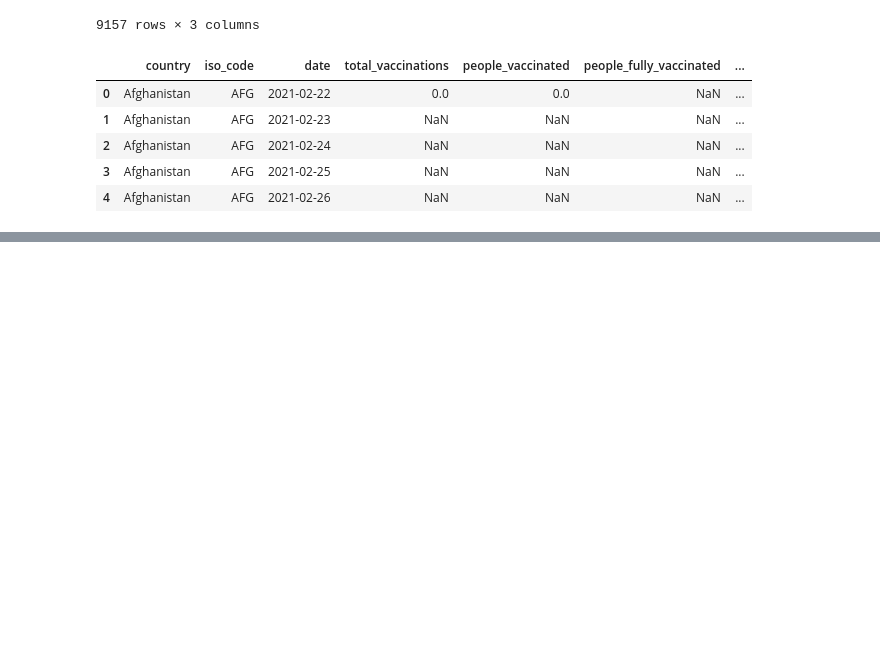
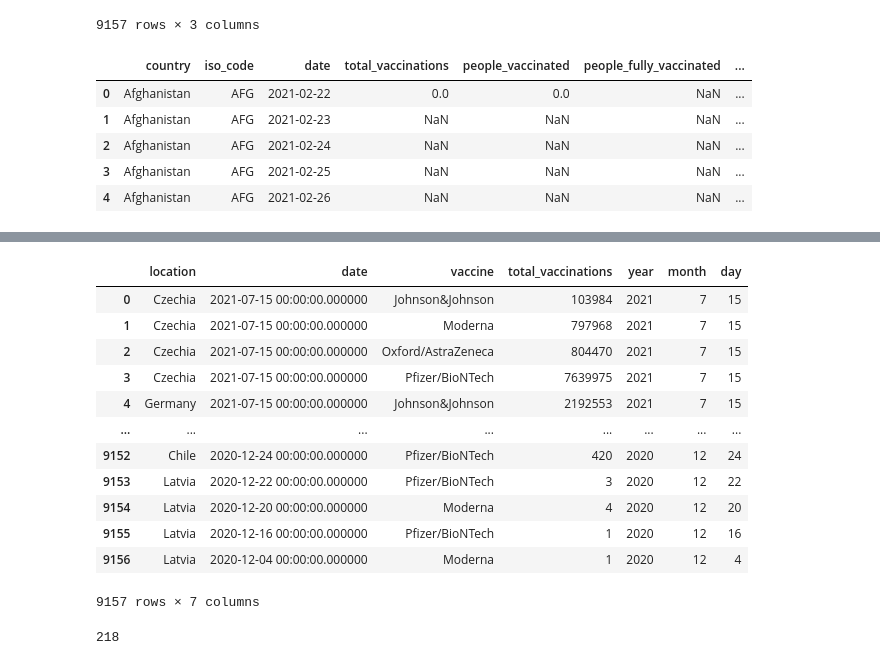
Before and after one commit to omidr1348/Covid_19, a Jupyter notebook: Covid Vaccination.ipynb, the cells around one changed output, grey strips where cells are left out. Saved outputs shown, nothing was run; the diff lists cells and outputs as text; code cells hidden in the pictures; blank space fills up the shorter version.

```diff
--- a/Covid Vaccination.ipynb
+++ b/Covid Vaccination.ipynb
@@ -107,0 +227,23 @@ covid_df.head()
+# %%
+q_date = "SELECT * FROM covid_manufacturer_df ORDER BY date DESC"
+date_df = sqldf(q_date , locals())
+
+date_df
+# %% [output]
+|  | location | date | vaccine | total_vaccinations | year | month | day |
+| 0 | Czechia | 2021-07-15 00:00:00.000000 | Johnson&Johnson | 103984 | 2021 | 7 | 15 |
+| 1 | Czechia | 2021-07-15 00:00:00.000000 | Moderna | 797968 | 2021 | 7 | 15 |
+| 2 | Czechia | 2021-07-15 00:00:00.000000 | Oxford/AstraZeneca | 804470 | 2021 | 7 | 15 |
+| 3 | Czechia | 2021-07-15 00:00:00.000000 | Pfizer/BioNTech | 7639975 | 2021 | 7 | 15 |
+| 4 | Germany | 2021-07-15 00:00:00.000000 | Johnson&Johnson | 2192553 | 2021 | 7 | 15 |
+| ... | ... | ... | ... | ... | ... | ... | ... |
+| 9152 | Chile | 2020-12-24 00:00:00.000000 | Pfizer/BioNTech | 420 | 2020 | 12 | 24 |
+| 9153 | Latvia | 2020-12-22 00:00:00.000000 | Pfizer/BioNTech | 3 | 2020 | 12 | 22 |
+| 9154 | Latvia | 2020-12-20 00:00:00.000000 | Moderna | 4 | 2020 | 12 | 20 |
+| 9155 | Latvia | 2020-12-16 00:00:00.000000 | Pfizer/BioNTech | 1 | 2020 | 12 | 16 |
+| 9156 | Latvia | 2020-12-04 00:00:00.000000 | Moderna | 1 | 2020 | 12 | 4 |
+9157 rows × 7 columns
+# %%
+len(covid_df.country.unique())
+# %% [output]
+218
```
Also changed, not shown: parts of 9 cells of this notebook.
